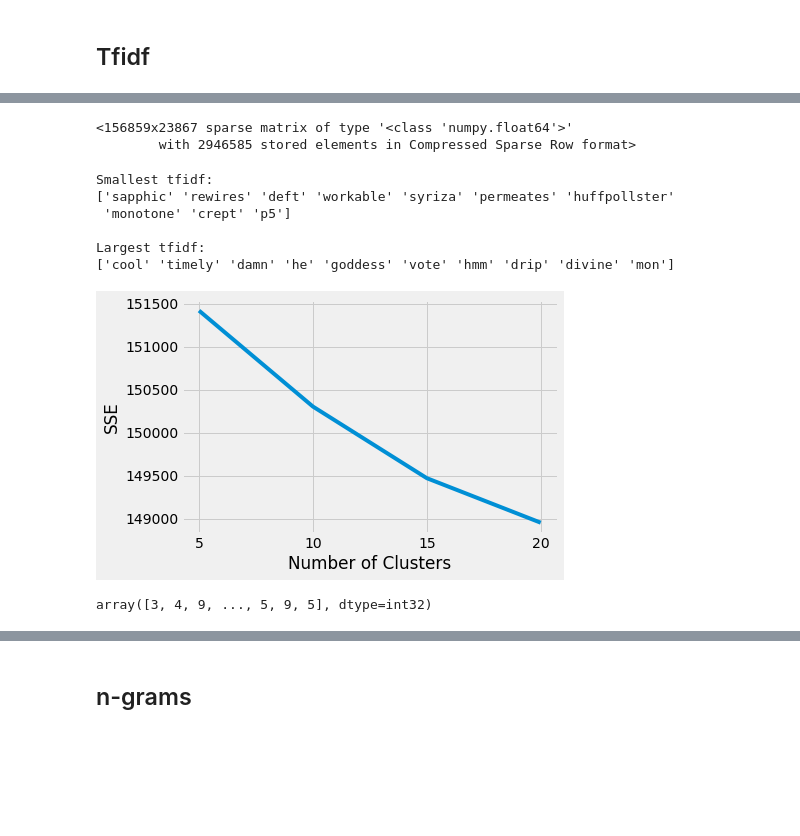
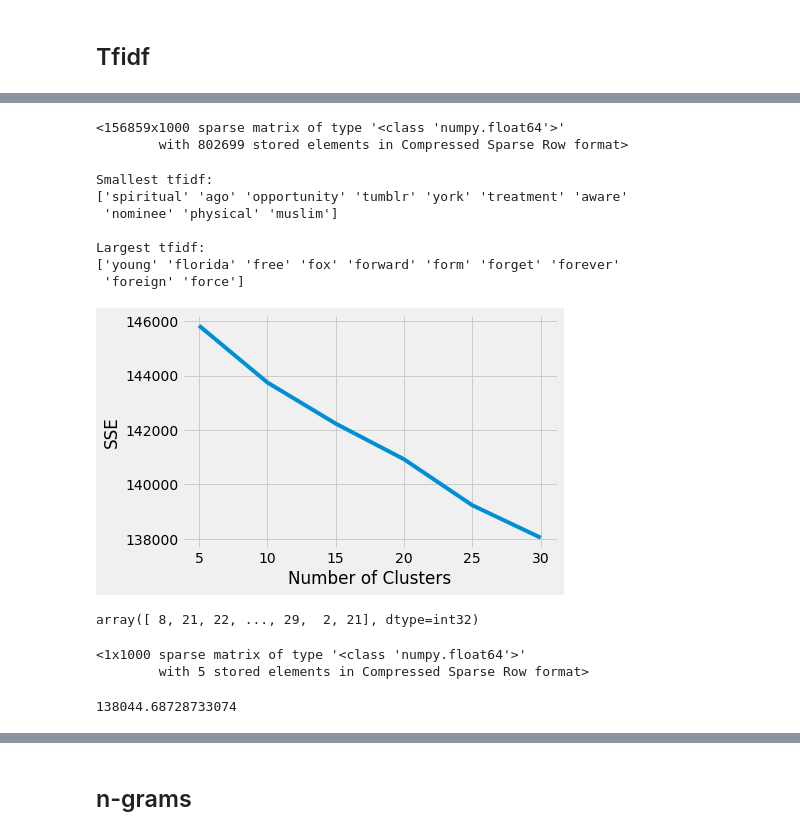
Before and after one commit to tanviHad/Evanhelion, a Jupyter notebook: data pre-processing.ipynb, the cells around one changed output, grey strips where cells are left out. Drawn from its saved outputs; the diff is of its cells as text; code cells hidden in the pictures; blank space fills up the shorter version.

```diff
--- a/data pre-processing.ipynb
+++ b/data pre-processing.ipynb
@@ -32,6 +38,7 @@ data.shape
 (209527, 6)
 # %%
 data.dropna(inplace=True)
+data.reset_index(drop=True,inplace=True)
 data.shape
 # %% [output]
 (156859, 6)
@@ -115,7 +122,15 @@ data.head(1)
 # %% [markdown]
 ## Tfidf
 # %%
-from sklearn.feature_extraction.text import TfidfVectorizer
+#from sklearn.feature_extraction.text import TfidfVectorizer
 # Fit the TfidfVectorizer to the training data specifiying a minimum document frequency of 5
-vect = TfidfVectorizer(min_df=5).fit(data.short_description)
-len(vect.get_feature_names())
+n_samples = 2000
+n_features = 1000
+n_components = 10
+n_top_words = 20
+batch_size = 128
+init = "nndsvda"
+
+tfidf_vectorizer = TfidfVectorizer(max_df=0.95, min_df=30, max_features=n_features, stop_words="english")
+tfidf = tfidf_vectorizer.fit_transform(data.short_description)
+#len(tfidf.get_feature_names())
@@ -124,11 +193,11 @@ len(vect.get_feature_names())
 # %%
-vectorized_word_feature = vect.transform(data.short_description)
+vectorized_word_feature = tfidf_vectorizer.transform(data.short_description)
 vectorized_word_feature
 # %% [output]
-<156859x23867 sparse matrix of type '<class 'numpy.float64'>'
-        with 2946585 stored elements in Compressed Sparse Row format>
+<156859x1000 sparse matrix of type '<class 'numpy.float64'>'
+        with 802699 stored elements in Compressed Sparse Row format>
 # %%
-feature_names = np.array(vect.get_feature_names())
+feature_names = np.array(tfidf_vectorizer.get_feature_names())
 
 sorted_tfidf_index = vectorized_word_feature.max(0).toarray()[0].argsort()
 
@@ -136,11 +205,12 @@ print('Smallest tfidf:\n{}\n'.format(feature_names[sorted_tfidf_index[:10]]))
 print('Largest tfidf: \n{}'.format(feature_names[sorted_tfidf_index[:-11:-1]]))
 # %% [output]
 Smallest tfidf:
-['sapphic' 'rewires' 'deft' 'workable' 'syriza' 'permeates' 'huffpollster'
- 'monotone' 'crept' 'p5']
+['spiritual' 'ago' 'opportunity' 'tumblr' 'york' 'treatment' 'aware'
+ 'nominee' 'physical' 'muslim']
 
 Largest tfidf:
-['cool' 'timely' 'damn' 'he' 'goddess' 'vote' 'hmm' 'drip' 'divine' 'mon']
+['young' 'florida' 'free' 'fox' 'forward' 'form' 'forget' 'forever'
+ 'foreign' 'force']
 # %%
 kmeans_kwargs = {
     "init": "random",
@@ -151,25 +221,34 @@ kmeans_kwargs = {
 
 # A list holds the SSE values for each k
 sse = []
-for k in range(5, 25, 5):
+for k in range(5, 35, 5):
     kmeans = KMeans(n_clusters=k, **kmeans_kwargs)
     kmeans.fit(vectorized_word_feature)
     sse.append(kmeans.inertia_)
 # %%
 plt.style.use("fivethirtyeight")
-plt.plot(range(5, 25, 5), sse)
-plt.xticks(range(5, 25, 5))
+plt.plot(range(5, 35, 5), sse)
+plt.xticks(range(5, 35, 5))
 plt.xlabel("Number of Clusters")
 plt.ylabel("SSE")
 plt.show()
 # %% [output]
-[figure, old version]
+[figure, new version]
 # %%
-kmeans = KMeans(init="random",n_clusters=10,n_init=10,max_iter=300,random_state=42)
+kmeans = KMeans(init="random",n_clusters=30,n_init=10,max_iter=300,random_state=42)
 kmeans.fit(vectorized_word_feature)
 kmeans.labels_
 # %% [output]
-array([3, 4, 9, ..., 5, 9, 5], dtype=int32)
+array([ 8, 21, 22, ..., 29,  2, 21], dtype=int32)
+# %%
+vectorized_word_feature[35842]
+# %% [output]
+<1x1000 sparse matrix of type '<class 'numpy.float64'>'
+        with 5 stored elements in Compressed Sparse Row format>
+# %%
+kmeans.inertia_
+# %% [output]
+138044.68728733074
 # %%
 data['cluster_label_tfidf'] = kmeans.labels_
 # %%
```
Also changed, not shown: parts of 16 cells of this notebook, 2 other files.
